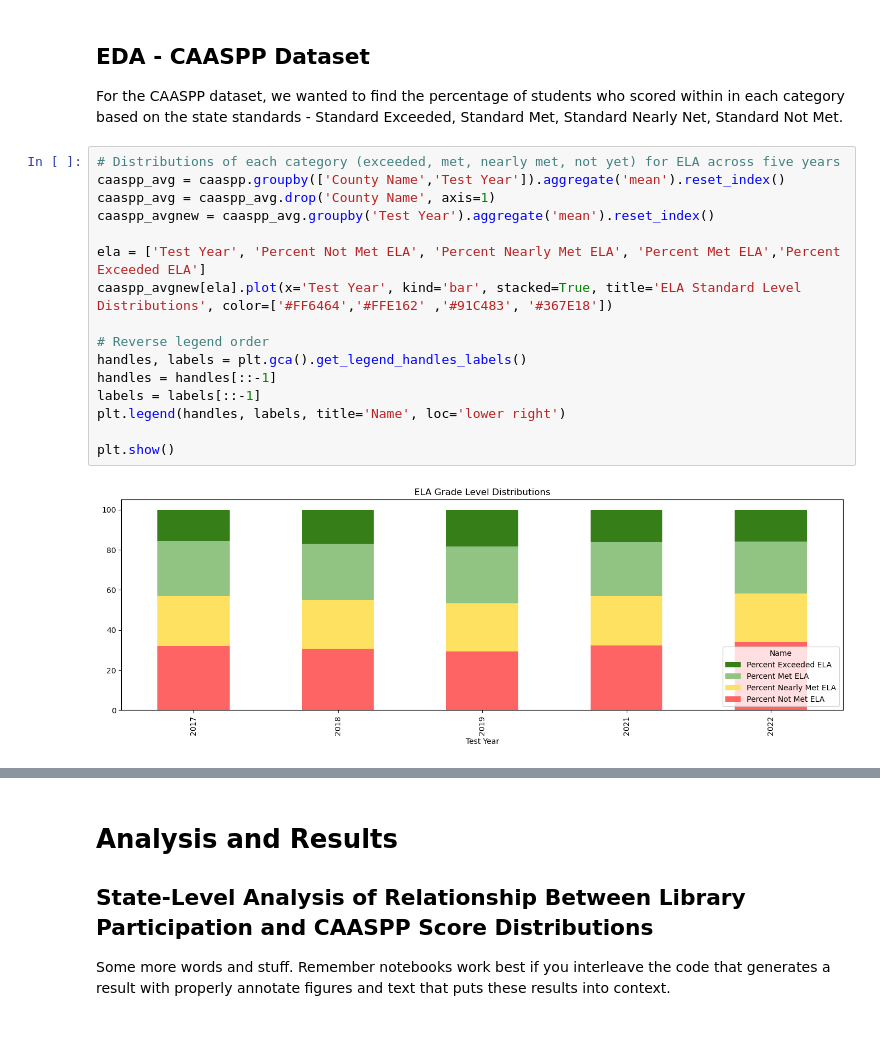
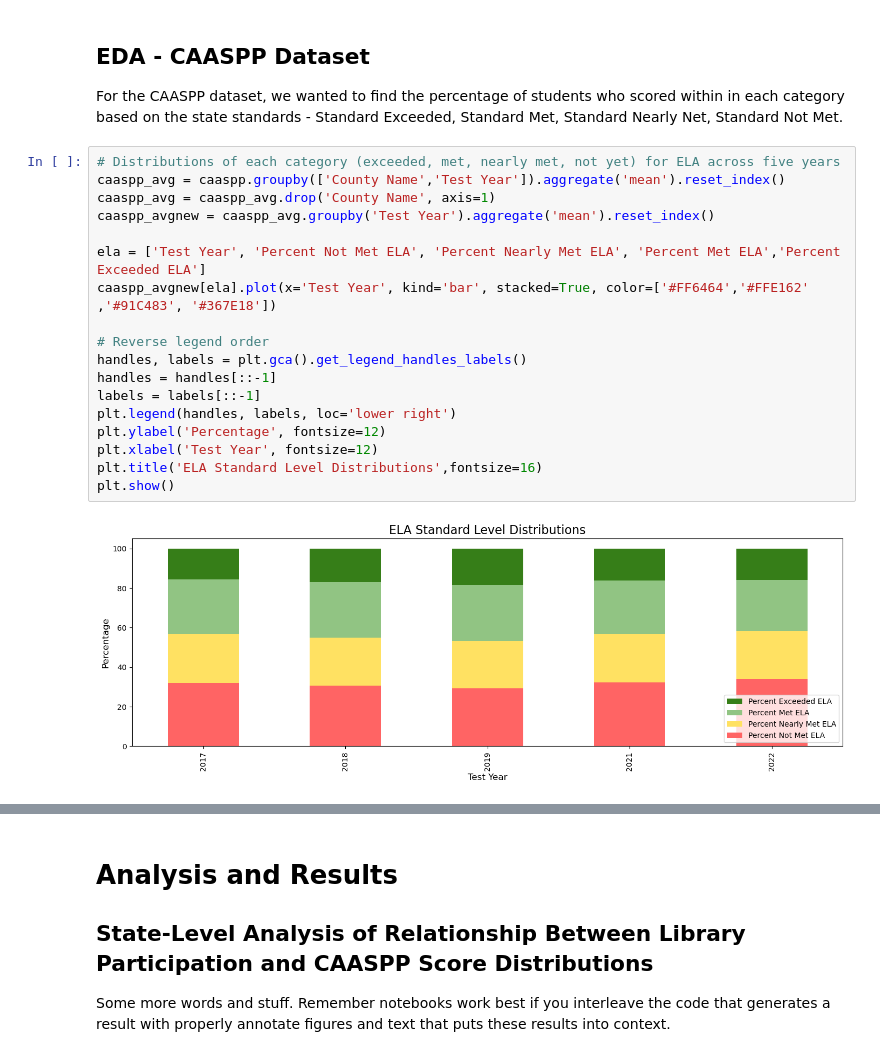
Before and after one commit to KaitlynChou/COGS-108-Project, a Jupyter notebook: FinalProject_Group057_WI24.ipynb, the cells around one changed output, grey strips where cells are left out. Saved outputs shown, nothing was run; the diff lists cells and outputs as text.

```diff
--- a/FinalProject_Group057_WI24.ipynb
+++ b/FinalProject_Group057_WI24.ipynb
@@ -461,18 +461,20 @@ For the CAASPP dataset, we wanted to find the percentage of students who scored
 # %%
 # Distributions of each category (exceeded, met, nearly met, not yet) for ELA across five years
 caaspp_avg = caaspp.groupby(['County Name','Test Year']).aggregate('mean').reset_index()
 caaspp_avg = caaspp_avg.drop('County Name', axis=1)
 caaspp_avgnew = caaspp_avg.groupby('Test Year').aggregate('mean').reset_index()
 
 ela = ['Test Year', 'Percent Not Met ELA', 'Percent Nearly Met ELA', 'Percent Met ELA','Percent Exceeded ELA']
-caaspp_avgnew[ela].plot(x='Test Year', kind='bar', stacked=True, title='ELA Standard Level Distributions', color=['#FF6464','#FFE162' ,'#91C483', '#367E18'])
+caaspp_avgnew[ela].plot(x='Test Year', kind='bar', stacked=True, color=['#FF6464','#FFE162' ,'#91C483', '#367E18'])
 
 # Reverse legend order
 handles, labels = plt.gca().get_legend_handles_labels()
 handles = handles[::-1]
 labels = labels[::-1]
-plt.legend(handles, labels, title='Name', loc='lower right')
-
+plt.legend(handles, labels, loc='lower right')
+plt.ylabel('Percentage', fontsize=12)
+plt.xlabel('Test Year', fontsize=12)
+plt.title('ELA Standard Level Distributions',fontsize=16)
 plt.show()
 # %% [output]
-[figure, old version]
+[figure, new version]
```
Also changed, not shown: parts of 9 cells of this notebook, 1 other file.
